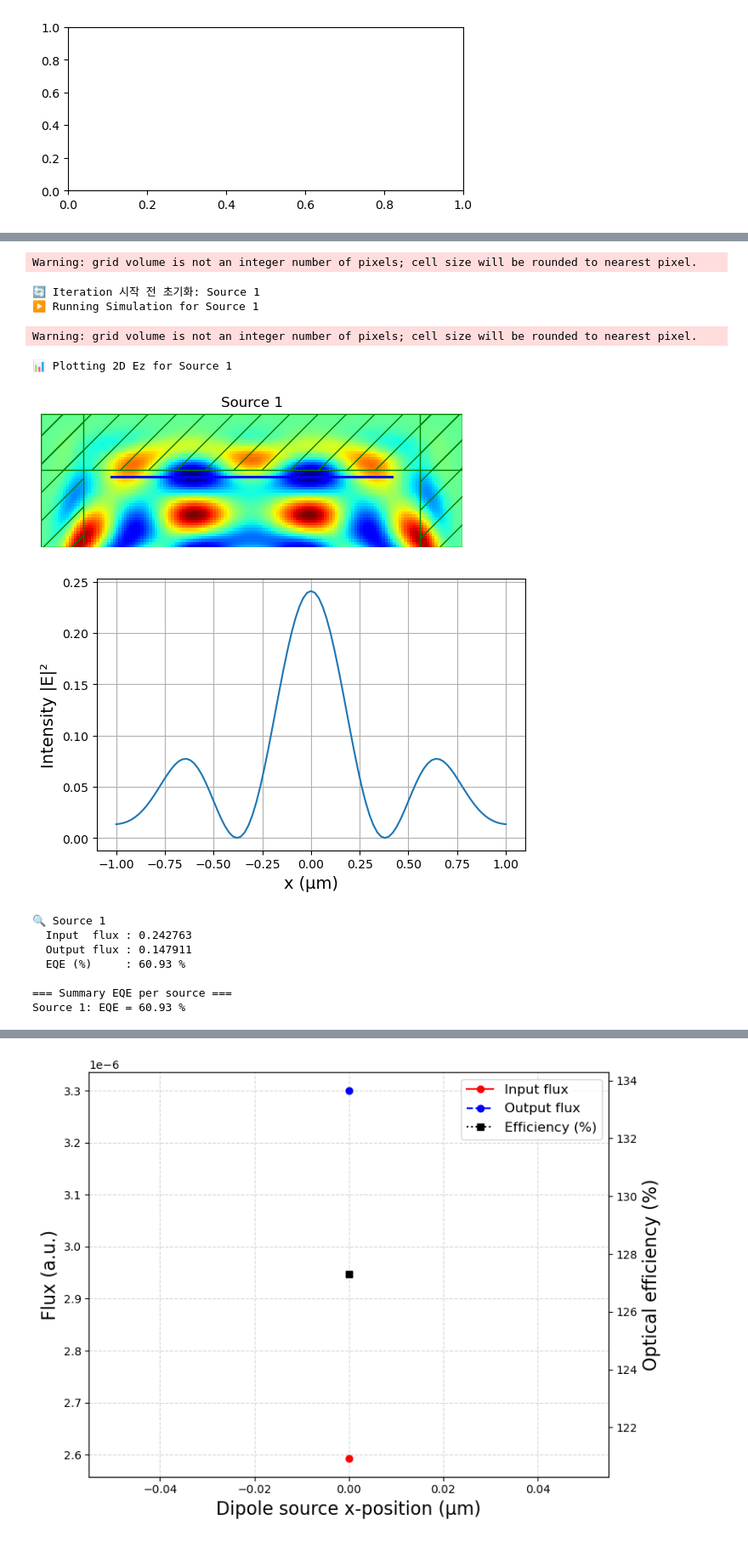
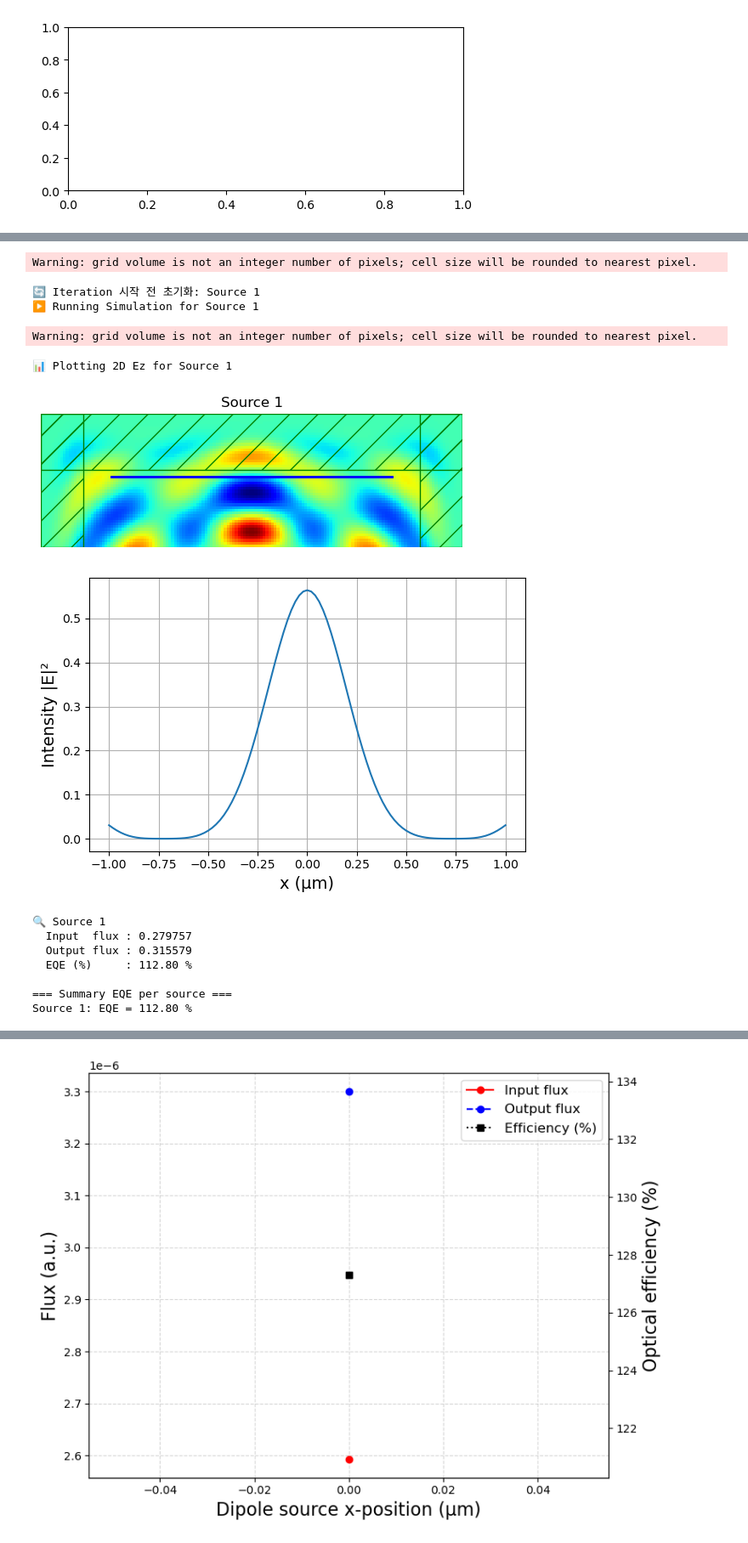
Before and after one commit to M2nion/EIDL, a Jupyter notebook: Tool/Meep/LGD/LGD setup/Mode decomposition/Kyungmin/2025/07/29/Reference data/OLED_Singlelayer_Ref.ipynb, the cells around one changed output, grey strips where cells are left out. Shown at 85% size. Saved outputs shown, nothing was run; the diff lists cells and outputs as text; code cells hidden in the pictures.

```diff
--- a/Tool/Meep/LGD/LGD setup/Mode decomposition/Kyungmin/2025/07/29/Reference data/OLED_Singlelayer_Ref.ipynb
+++ b/Tool/Meep/LGD/LGD setup/Mode decomposition/Kyungmin/2025/07/29/Reference data/OLED_Singlelayer_Ref.ipynb
@@ -289,10 +289,10 @@ def multi_mapping(x, eta, beta):
     return npa.concatenate(rho_list, axis=0)
 # %%
 n = Nx * layer_num
-np.random.seed(3)
+np.random.seed(5)
 x = 0.4 + 0.2 * np.random.rand(n)
 
-cur_beta = 4
+cur_beta = 5
 
 cur_iter             = [0]
 evaluation_history   = []
@@ -358,16 +358,19 @@ def f_multi(v, eta, beta):
         bin_prev1 = binarization_history[-2]
         bin_curr  = binarization_history[-1]
 
-        # 평균 FoM 기준 변화율 계산 (💡 여기 수정!)
+        # FoM 기준 변화율 계산 (여기 부분 계속 수정중)
         change1 = abs(np.mean(f_curr)  - np.mean(f_prev1)) / (abs(np.mean(f_prev1)) + 1e-12)
         change2 = abs(np.mean(f_prev1) - np.mean(f_prev2)) / (abs(np.mean(f_prev2)) + 1e-12)
 
         bin_change1 = abs(bin_curr  - bin_prev1) / (abs(bin_prev1) + 1e-12)
         bin_change2 = abs(bin_prev1 - bin_prev2) / (abs(bin_prev2) + 1e-12)
 
-        if (change1 < 0.005 and change2 < 0.005) and (bin_change1 < 0.003 and bin_change2 < 0.003):
-            # beta = beta + np.tanh((beta - 0.5)*0.02)
-            beta *= 1.2
+        if (change1 < 0.003 and change2 < 0.003) and (bin_change1 < 0.001 and bin_change2 < 0.00075):
+            if beta < 8:
+                beta *= 1.3
+            else:
+                beta = beta + 5*np.tanh((beta - 0.5)*0.03)
+
 
     print(f"Current β: {beta:.3f}")
     print("FoM values:", f_vals)
@@ -398,7 +401,7 @@ Max_iter = 300
 
 while cur_iter[0] < Max_iter:
     x, cur_beta = f_multi(x, eta_i, cur_beta)
-    if binarization_history[-1] > 0.98:
+    if binarization_history[-1] > 0.99:
         print("Threshold reached → final mapping with β=∞")
         x, _ = f_multi(x, eta_i, np.inf)
         print("FOM increases : ", )
@@ -677,9 +684,10 @@ for i, (sim, src) in enumerate(zip(sims, sources), start=1):
     # run until fields decayed
     print(f"▶️ Running Simulation for Source {i}")
     sim.run(
-        until_after_sources=mp.stop_when_fields_decayed(
-            10/(fmax-fmin), mp.Ez, src.center, 1e-5
-        )
+        # until_after_sources=mp.stop_when_fields_decayed(
+        #     10/df, mp.Ez, src.center, 1e-3
+        # )
+        until=300
     )
 
     # spatial plot of Ez
@@ -705,39 +713,39 @@ for i, (sim, src) in enumerate(zip(sims, sources), start=1):
     plt.figure(figsize=(6,4))
     plt.plot(x, I, label=f"Source {i}")
     plt.xlabel('x (µm)', fontsize=14)
     plt.ylabel('Intensity |E|²', fontsize=14)
     # plt.title(f"Source {i} – Monitor size: {mn_size}µm", fontsize=16)
     plt.grid(True)
     plt.tight_layout()
     plt.show()
 
     # compute EQE
     Pin  = mp.get_fluxes(input_flux)[0]
     Pout = mp.get_fluxes(output_flux)[0]
     eqe  = 100 * Pout/Pin
     eqe_list.append(eqe)
 
     print(f"\n🔍 Source {i}")
     print(f"  Input  flux : {Pin:.6f}")
     print(f"  Output flux : {Pout:.6f}")
     print(f"  EQE (%)     : {eqe:.2f} %")
 
 # print summary
 print("\n=== Summary EQE per source ===")
 for i, val in enumerate(eqe_list, start=1):
     print(f"Source {i}: EQE = {val:.2f} %")
 # %% [output]
 Warning: grid volume is not an integer number of pixels; cell size will be rounded to nearest pixel.
 🔄 Iteration 시작 전 초기화: Source 1
 ▶️ Running Simulation for Source 1
 Warning: grid volume is not an integer number of pixels; cell size will be rounded to nearest pixel.
 📊 Plotting 2D Ez for Source 1
-[figure, old version]
+[figure, new version]
-[figure, old version]
+[figure, new version]
 🔍 Source 1
-  Input  flux : 0.242763
-  Output flux : 0.147911
-  EQE (%)     : 60.93 %
+  Input  flux : 0.279757
+  Output flux : 0.315579
+  EQE (%)     : 112.80 %
 
 === Summary EQE per source ===
-Source 1: EQE = 60.93 %
+Source 1: EQE = 112.80 %
```
Also changed, not shown: parts of 10 cells of this notebook, 4 other files.
